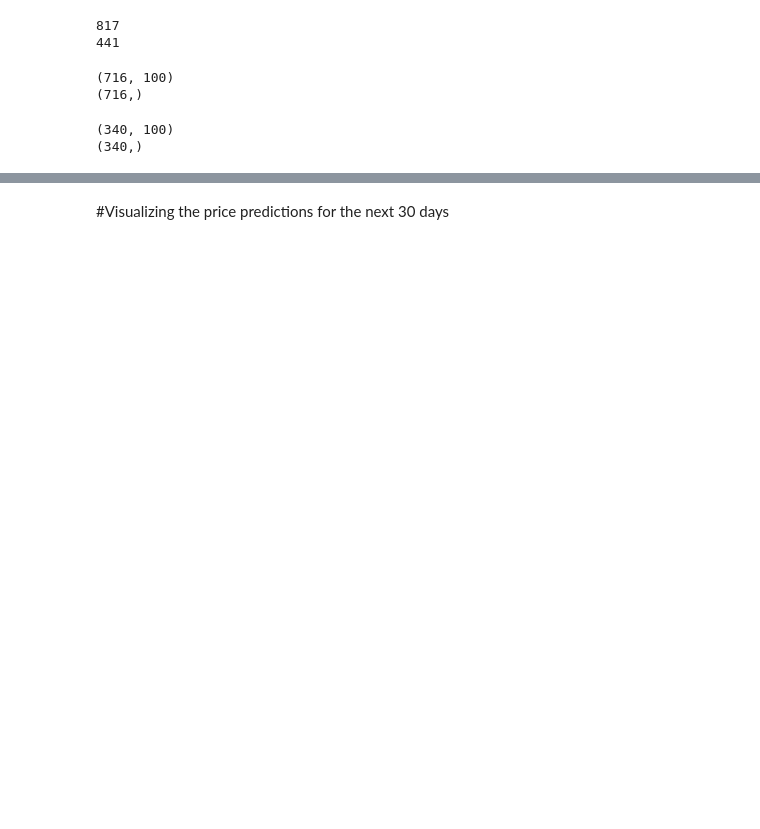
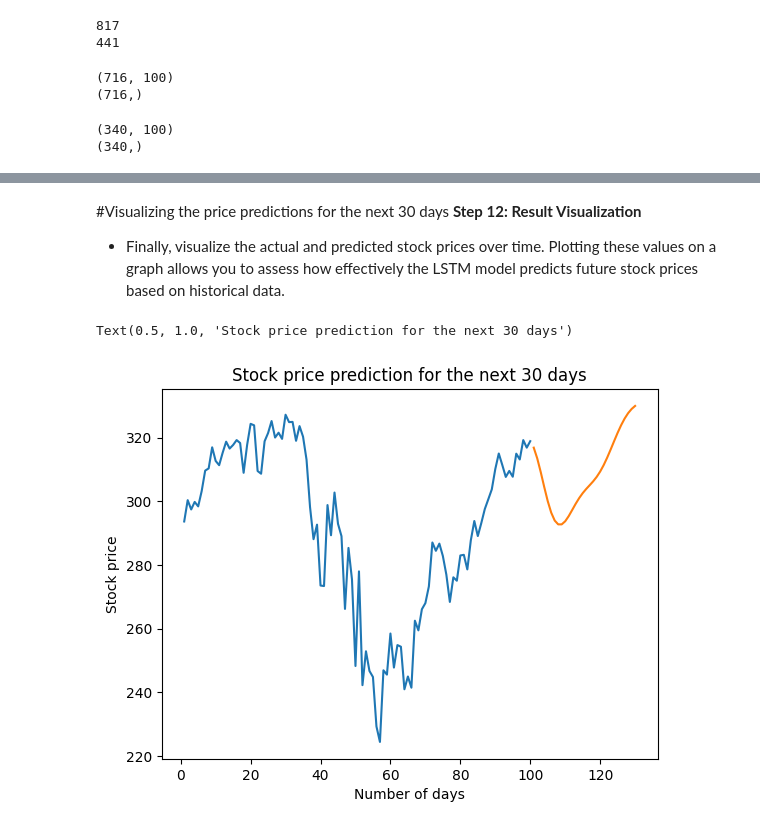
Before and after one commit to abhamidi-1234/Stock-Price-Prediction-using-Stacked-LSTM, a Jupyter notebook: Stock_Price_Prediction_using_Stacked_LSTM.ipynb, the cells around one changed output, grey strips where cells are left out. Drawn from its saved outputs; the diff is of its cells as text; code cells hidden in the pictures; blank space fills up the shorter version.

```diff
--- a/Stock_Price_Prediction_using_Stacked_LSTM.ipynb
+++ b/Stock_Price_Prediction_using_Stacked_LSTM.ipynb
@@ -256,10 +323,19 @@ print(len(df1))
-# %% [markdown]
-#Visualizing the price predictions for the next 30 days
+# %% [markdown]
+#Visualizing the price predictions for the next 30 days
+**Step 12: Result Visualization**
+
+- Finally, visualize the actual and predicted stock prices over time. Plotting these values on a graph allows you to assess how effectively the LSTM model predicts future stock prices based on historical data.
 # %%
 #Prediction plot for the next 30 days
 #figure(figsize=(8, 6), dpi=80)
 plt.plot(day_new,scaler.inverse_transform(df1[1158:]))
 plt.plot(day_pred,scaler.inverse_transform(lst_output))
+plt.xlabel("Number of days")
+plt.ylabel("Stock price")
+plt.title("Stock price prediction for the next 30 days")
+# %% [output]
+Text(0.5, 1.0, 'Stock price prediction for the next 30 days')
+[figure, added]
 # %%
 #Prediction plot for the next 30 days
 #figure(figsize=(8, 6), dpi=80)
```
Also changed, not shown: parts of 26 cells of this notebook.
